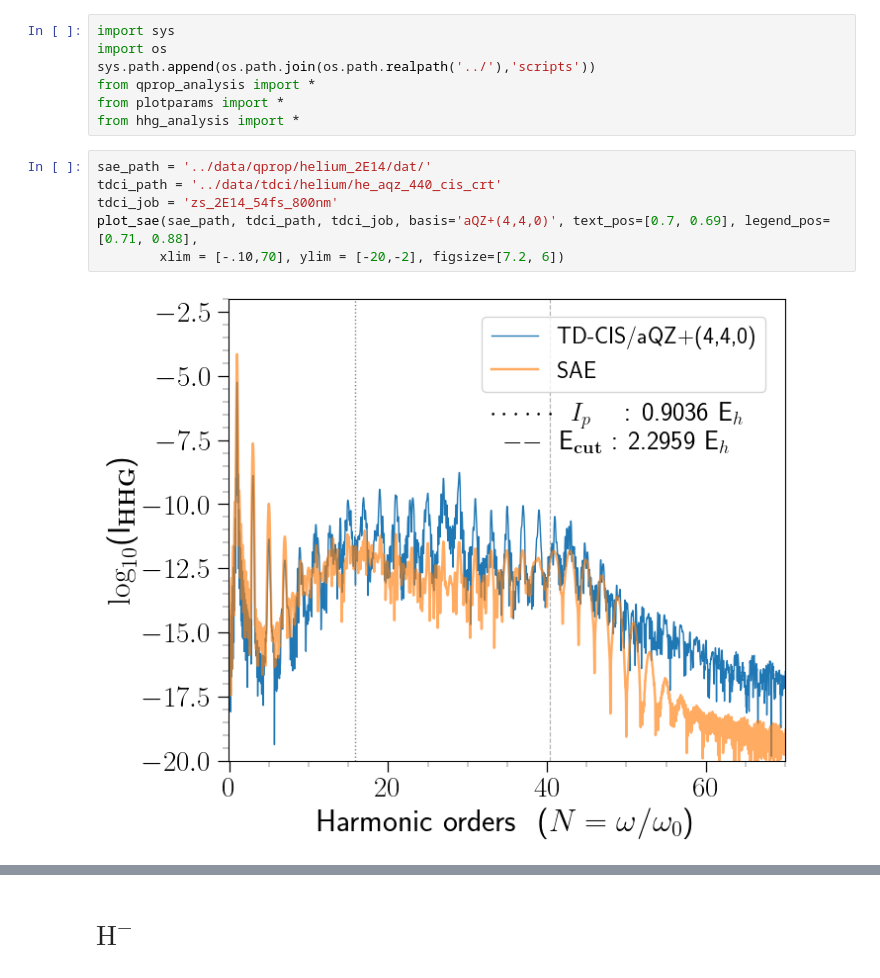
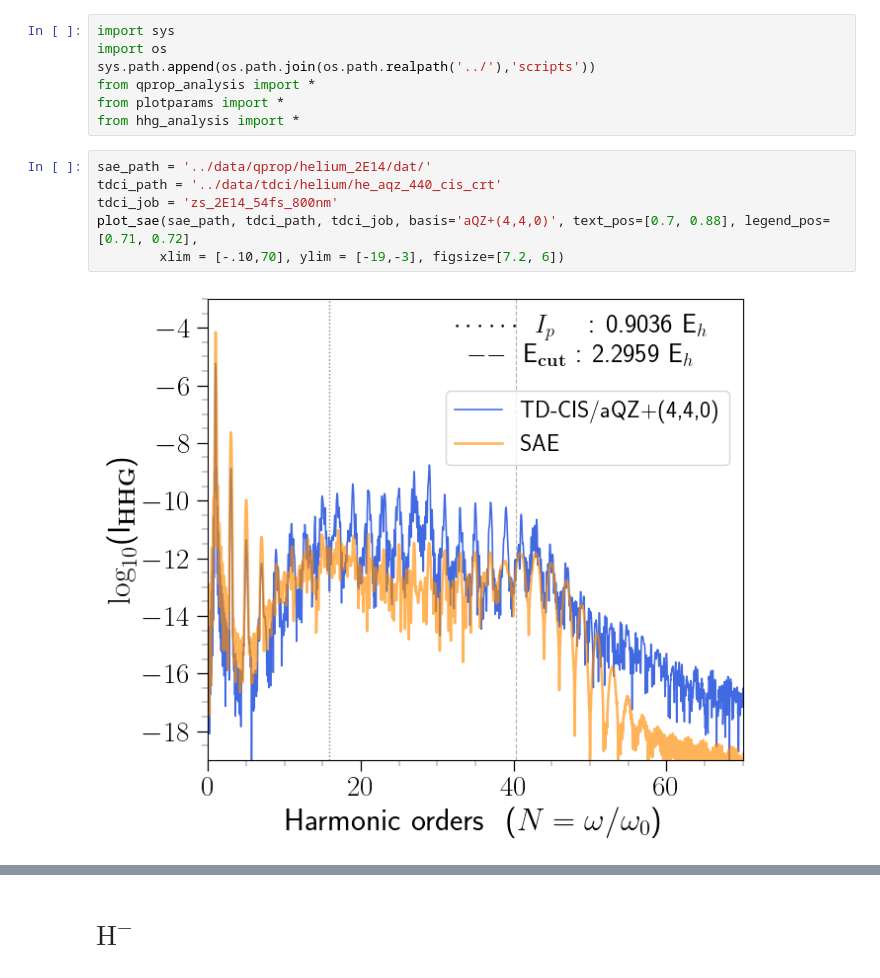
Before and after one commit to vijaymocherla/si_hhg_gaussian_basissets, a Jupyter notebook: notebooks/qprop_comp.ipynb, the cells around one changed output, grey strips where cells are left out. Saved outputs shown, nothing was run; the diff lists cells and outputs as text.

```diff
--- a/notebooks/qprop_comp.ipynb
+++ b/notebooks/qprop_comp.ipynb
@@ -8,11 +8,11 @@ from hhg_analysis import *
 # %%
 sae_path = '../data/qprop/helium_2E14/dat/'
 tdci_path = '../data/tdci/helium/he_aqz_440_cis_crt'
 tdci_job = 'zs_2E14_54fs_800nm'
-plot_sae(sae_path, tdci_path, tdci_job, basis='aQZ+(4,4,0)', text_pos=[0.7, 0.69], legend_pos=[0.71, 0.88],
-        xlim = [-.10,70], ylim = [-20,-2], figsize=[7.2, 6])
+plot_sae(sae_path, tdci_path, tdci_job, basis='aQZ+(4,4,0)', text_pos=[0.7, 0.88], legend_pos=[0.71, 0.72],
+        xlim = [-.10,70], ylim = [-19,-3], figsize=[7.2, 6])
 # %% [output]
-[figure, old version]
+[figure, new version]
 # %%
 sae_path = '../data/qprop/helium_3E14/dat/'
 tdci_path = '../data/tdci/helium/he_aqz_440_cis_crt'
```
Also changed, not shown: parts of 12 cells of this notebook, 4 other files.
